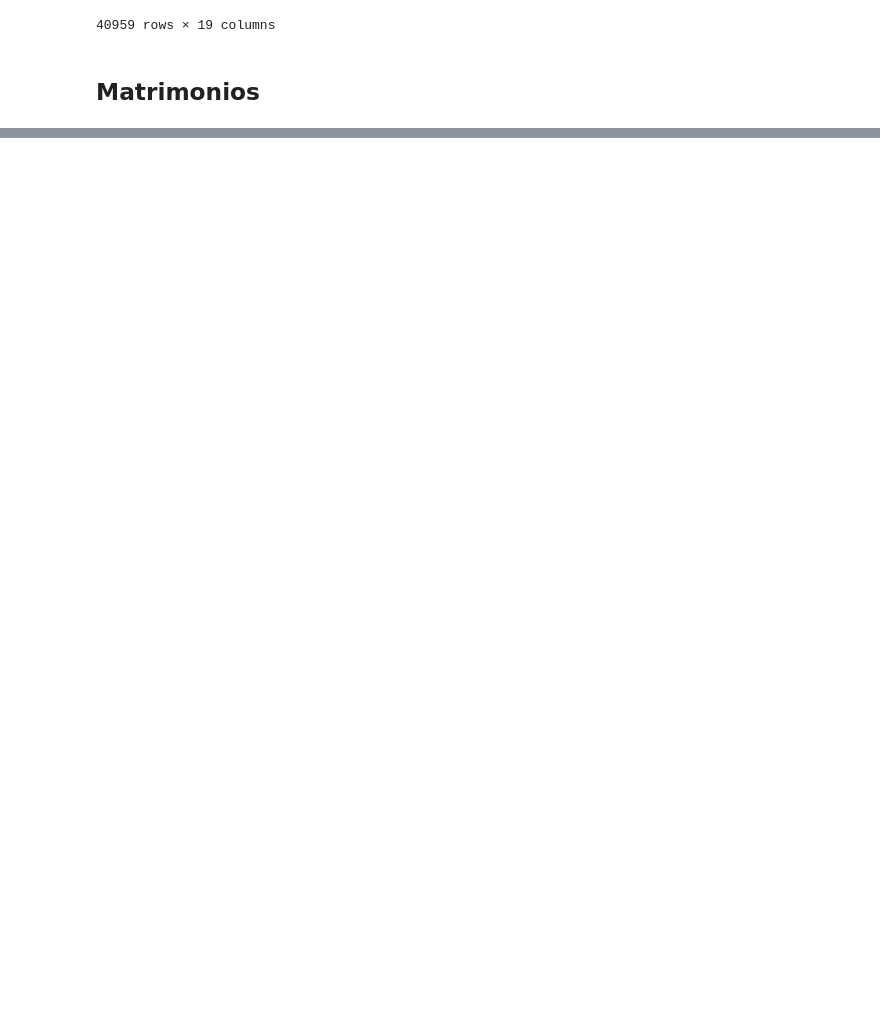
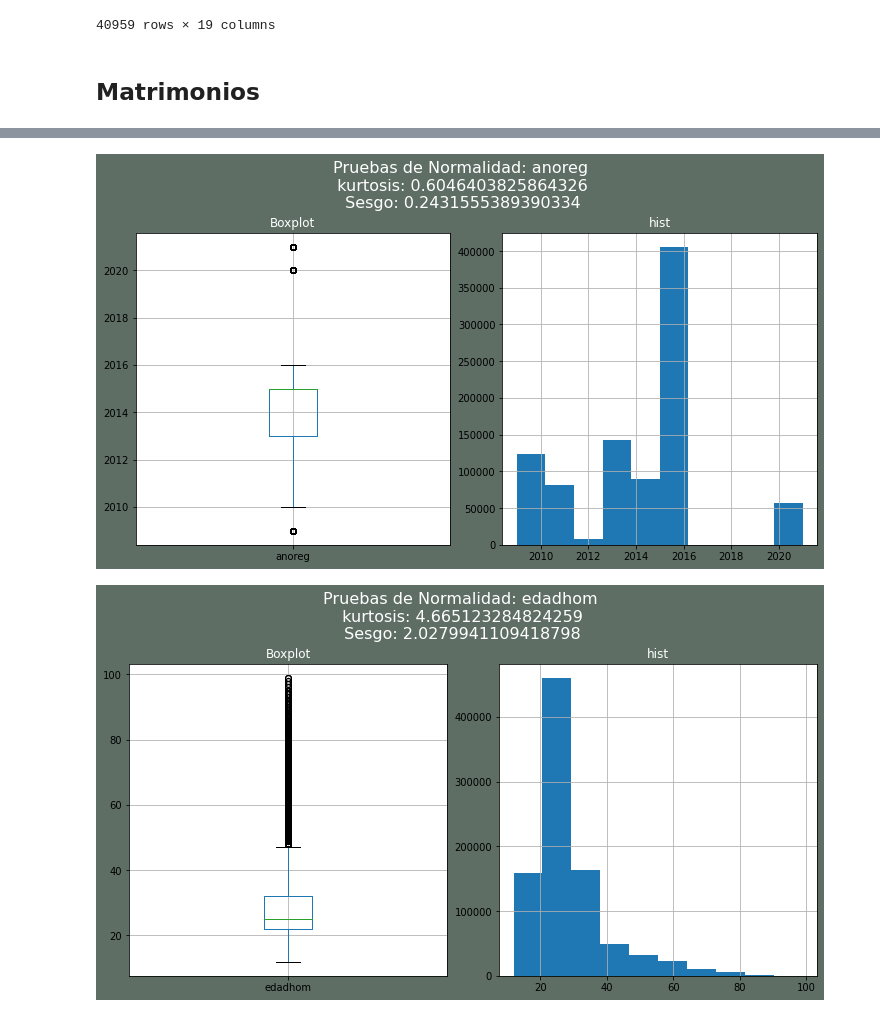
Before and after one commit to Mar19845/Proyecto_Mineria, a Jupyter notebook: Proyecto.ipynb, the cells around one changed output, grey strips where cells are left out. Drawn from its saved outputs; the diff is of its cells as text; code cells hidden in the pictures; blank space fills up the shorter version.

```diff
--- a/Proyecto.ipynb
+++ b/Proyecto.ipynb
@@ -75,0 +105,39 @@ matrimonios.shape
+# %%
+#convertir los datos de strings a enteros
+matrimonios['edadhom'] = pd.to_numeric(matrimonios['edadhom'],errors='coerce', downcast="integer")
+matrimonios['edadmuj'] = pd.to_numeric(matrimonios['edadmuj'],errors='coerce', downcast="integer")
+matrimonios['anoreg'] = pd.to_numeric(matrimonios['anoreg'],errors='coerce', downcast="integer")
+matrimonios['nunuho'] = pd.to_numeric(matrimonios['nunuho'],errors='coerce', downcast="integer")
+matrimonios['nunumu'] = pd.to_numeric(matrimonios['nunumu'],errors='coerce', downcast="integer")
+
+
+#quedarse con un valor de mestizo y ladino
+matrimonios["puehom"]=matrimonios.puehom.str.split('/').str[0]
+matrimonios["puemuj"]=matrimonios.puemuj.str.split('/').str[0]
+
+#quitar los valores de NaN
+matrimonios['nunumu'] = matrimonios['nunumu'].fillna(0)
+matrimonios['nunuho'] = matrimonios['nunuho'].fillna(0)
+# %%
+#funcion que recibe un dataframe y el nombre de una columna y saca la kurtosis y el sego, asi como crea un box plot y un histograma
+def normalidad_datos(df,columna):
+    #pruebas estadisticas para comprobar si es o no normal
+    kurtosis = df[[columna]].kurtosis()
+    skew = df[[columna]].skew()
+
+    fig = plt.figure(figsize=(10,10),constrained_layout=True)
+    gs = fig.add_gridspec(nrows=2,ncols=2)
+    fig.suptitle('Pruebas de Normalidad: '+columna + '\n kurtosis: '+ str(kurtosis[0]) + '\n Sesgo: ' + str(skew[0]), fontsize=16, color='w')
+    fig.set_facecolor('#5e6e65')
+
+    ax1 = fig.add_subplot(gs[0,0])
+    df[[columna]].boxplot(ax=ax1)
+    #datos.budget.plot.kde(ax=ax1,secondary_y=True)
+    ax1.set_title('Boxplot',color='w')
+
+    ax2 = fig.add_subplot(gs[0,1])
+    df[[columna]].hist(ax=ax2)
+    #datos.revenue.plot.kde(ax=ax2,secondary_y=True)
+    ax2.set_title('hist',color='w')
+
+    plt.show()
@@ -75,0 +153,9 @@ matrimonios.shape
+# %%
+cuantitativas_mat = ['anoreg', 'edadhom', 'edadmuj', 'nunuho', 'nunumu', 'anoocu', 'diaocu']
+# %%
+#recorrer lista con columnas cuantitativas y crear graficos boxplot y historgrama
+for col in cuantitativas_mat:
+    normalidad_datos(matrimonios,col)
+# %% [output]
+[figure, added]
+[figure, added]
```
Also changed, not shown: parts of 11 cells of this notebook, 1 other file.
